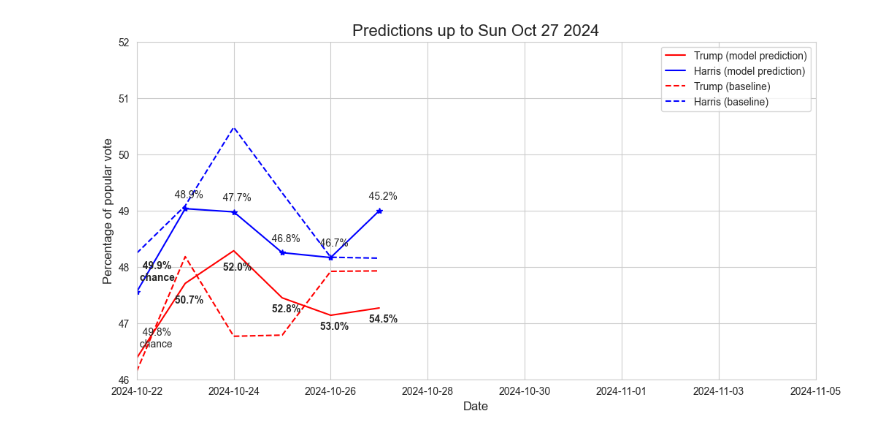
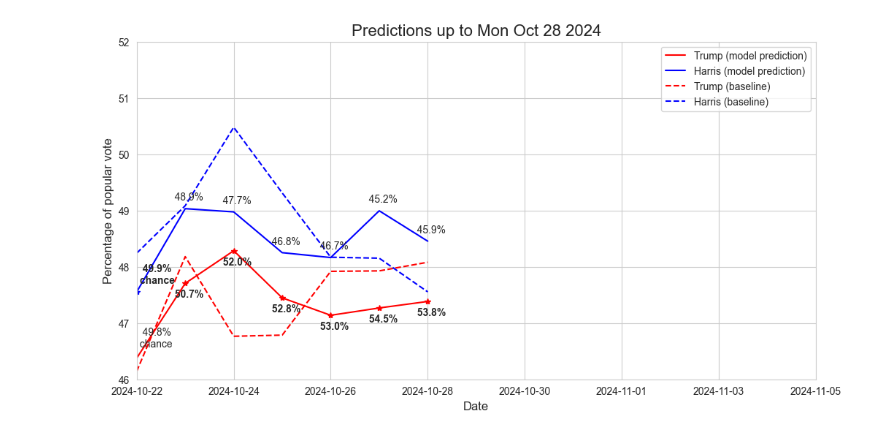
Before and after one commit to wh33les/2024ElectionForecast, a Jupyter notebook: swing_states_and_updates.ipynb, the cells around one changed output. Saved outputs shown, nothing was run; the diff lists cells and outputs as text; code cells hidden in the pictures.

```diff
--- a/swing_states_and_updates.ipynb
+++ b/swing_states_and_updates.ipynb
@@ -252,7 +252,7 @@ plt.ylim(46, 52)
 
 ## Also a title
 ## again make it large font
-plt.title("Predictions up to "+str(latest_date.strftime('%a %b %d %Y')), fontsize=16) # 27 Oct
+plt.title("Predictions up to "+str(latest_date.strftime('%a %b %d %Y')), fontsize=16) # 28 Oct
 
 
 ## plt.legend() adds the legend to the plot
@@ -265,46 +265,52 @@ plt.annotate("  49.8% \n chance",
              xytext=(datetime(2024, 10, 22)+pd.Timedelta(hours=0), y_trump_mod[0]+0.2))
 plt.annotate("  49.9% \n chance",
              xy=(datetime(2024, 10, 22), y_harris_mod[15]),
-             xytext=(datetime(2024, 10, 22)+pd.Timedelta(hours=0), y_harris_mod[15]+0.2), fontweight='bold')
+             xytext=(datetime(2024, 10, 22)+pd.Timedelta(hours=0), y_harris_mod[15]+0.15), fontweight='bold')
 plt.annotate("  50.7%",# \n chance",
              xy=(datetime(2024, 10, 23), y_trump_mod[1]),
-             xytext=(datetime(2024, 10, 22)+pd.Timedelta(hours=16), y_trump_mod[1]-0.35), fontweight='bold')
+             xytext=(datetime(2024, 10, 22)+pd.Timedelta(hours=16), y_trump_mod[1]-0.25), fontweight='bold')
 plt.annotate("  48.9%",# \n chance",
              xy=(datetime(2024, 10, 23), y_harris_mod[16]),
-             xytext=(datetime(2024, 10, 22)+pd.Timedelta(hours=16), y_harris_mod[16]+0.2))
+             xytext=(datetime(2024, 10, 22)+pd.Timedelta(hours=16), y_harris_mod[16]+0.15))
 plt.annotate("  52.0%",# \n chance",
              xy=(datetime(2024, 10, 24), y_trump_mod[2]),
-             xytext=(datetime(2024, 10, 23)+pd.Timedelta(hours=16), y_trump_mod[2]-0.35), fontweight='bold')
+             xytext=(datetime(2024, 10, 23)+pd.Timedelta(hours=16), y_trump_mod[2]-0.25), fontweight='bold')
 plt.annotate("  47.7%",# \n chance",
              xy=(datetime(2024, 10, 24), y_harris_mod[17]),
-             xytext=(datetime(2024, 10, 23)+pd.Timedelta(hours=16), y_harris_mod[17]+0.2))
+             xytext=(datetime(2024, 10, 23)+pd.Timedelta(hours=16), y_harris_mod[17]+0.15))
 plt.annotate("  52.8%",# \n chance",
              xy=(datetime(2024, 10, 25), y_trump_mod[3]),
              xytext=(datetime(2024, 10, 24)+pd.Timedelta(hours=16), y_trump_mod[3]-0.25), fontweight='bold')
 plt.annotate("  46.8%",# \n chance",
              xy=(datetime(2024, 10, 25), y_harris_mod[18]),
-             xytext=(datetime(2024, 10, 24)+pd.Timedelta(hours=16), y_harris_mod[18]+0.2))
+             xytext=(datetime(2024, 10, 24)+pd.Timedelta(hours=16), y_harris_mod[18]+0.15))
 plt.annotate("  53.0%",# \n chance",
              xy=(datetime(2024, 10, 26), y_trump_mod[4]),
              xytext=(datetime(2024, 10, 25)+pd.Timedelta(hours=16), y_trump_mod[4]-0.25), fontweight='bold')
 plt.annotate("  46.7%",# \n chance",
              xy=(datetime(2024, 10, 26), y_harris_mod[19]),
-             xytext=(datetime(2024, 10, 25)+pd.Timedelta(hours=16), y_harris_mod[19]+0.2))
+             xytext=(datetime(2024, 10, 25)+pd.Timedelta(hours=16), y_harris_mod[19]+0.15))
 plt.annotate("  54.5%",# \n chance",
              xy=(datetime(2024, 10, 27), y_trump_mod[5]),
              xytext=(datetime(2024, 10, 26)+pd.Timedelta(hours=16), y_trump_mod[5]-0.25), fontweight='bold')
 plt.annotate("  45.2%",# \n chance",
              xy=(datetime(2024, 10, 27), y_harris_mod[20]),
-             xytext=(datetime(2024, 10, 26)+pd.Timedelta(hours=16), y_harris_mod[20]+0.2))
+             xytext=(datetime(2024, 10, 26)+pd.Timedelta(hours=16), y_harris_mod[20]+0.15))
+plt.annotate("  53.8%",# \n chance",
+             xy=(datetime(2024, 10, 28), y_trump_mod[6]),
+             xytext=(datetime(2024, 10, 27)+pd.Timedelta(hours=16), y_trump_mod[6]-0.25), fontweight='bold')
+plt.annotate("  45.9%",# \n chance",
+             xy=(datetime(2024, 10, 28), y_harris_mod[21]),
+             xytext=(datetime(2024, 10, 27)+pd.Timedelta(hours=16), y_harris_mod[21]+0.15))
 
 
 # Save plot as a png
 
 plt.savefig('previous_images/'+str(latest_date.strftime('%d%b'))+'.png', bbox_inches='tight')
 
 ## Always end your plotting block with plt.show
 ## in jupyter this makes sure that the plot displays
 ## properly
 plt.show()
 # %% [output]
-[figure, old version]
+[figure, new version]
```
Also changed, not shown: parts of 5 cells of this notebook, 6 other files.
